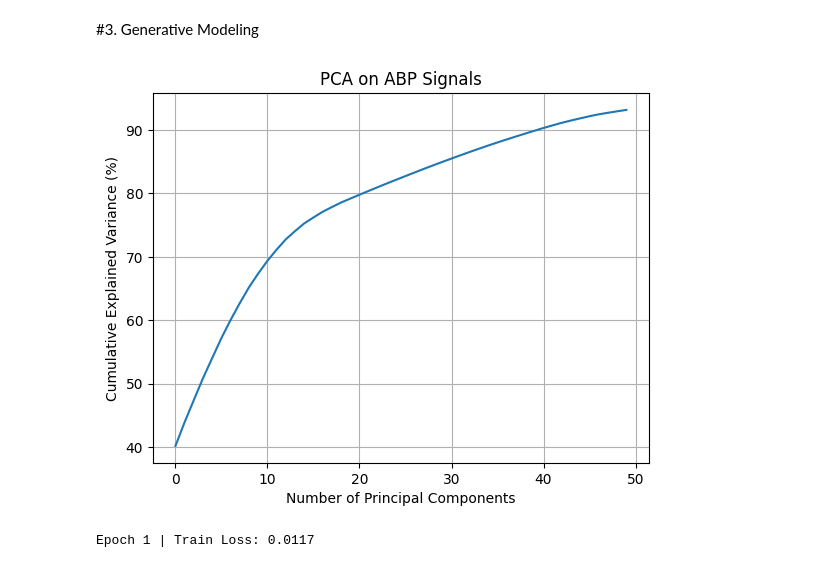
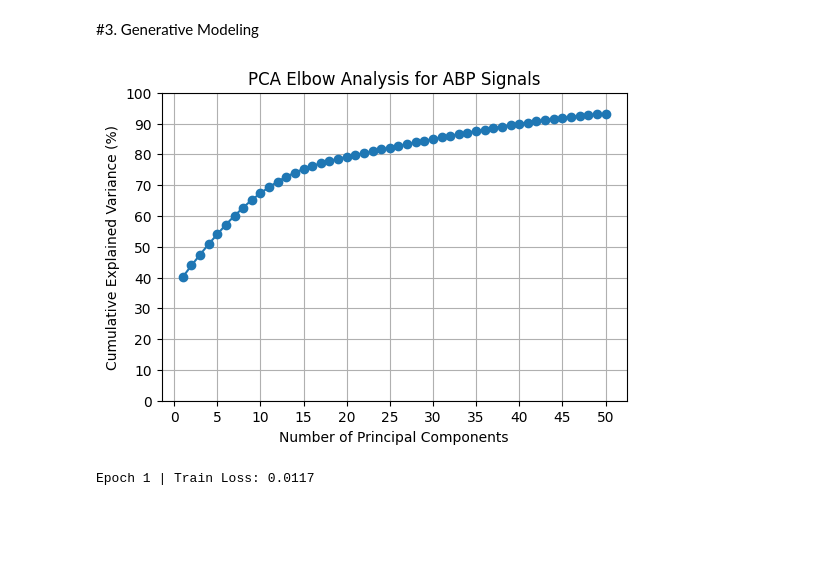
Before and after one commit to Shinyhunter95/math-data-science-course-Project4, a Jupyter notebook: Project4.ipynb, the cells around one changed output. Drawn from its saved outputs; the diff is of its cells as text; code cells hidden in the pictures; blank space fills up the shorter version.

```diff
--- a/Project4.ipynb
+++ b/Project4.ipynb
@@ -1020,39 +1020,43 @@ for i in tqdm(range(num_batches), desc="Fitting IncrementalPCA"):
     batch = ABP_train_norm[start:end, :]
 
     ipca.partial_fit(batch)
 
 ABP_train_pca = np.zeros((num_samples, n_components))
 for i in tqdm(range(num_batches), desc="Transforming Train ABP"):
     start = i * batch_size
     end = min((i+1) * batch_size, num_samples)
     batch = ABP_train_norm[start:end, :]
     ABP_train_pca[start:end, :] = ipca.transform(batch)
 
 num_test_samples = ABP_test_norm.shape[0]
 num_test_batches = int(np.ceil(num_test_samples / batch_size))
 ABP_test_pca = np.zeros((num_test_samples, n_components))
 
 for i in tqdm(range(num_test_batches), desc="Transforming Test ABP"):
     start = i * batch_size
     end = min((i+1) * batch_size, num_test_samples)
     batch = ABP_test_norm[start:end, :]
     ABP_test_pca[start:end, :] = ipca.transform(batch)
 
 explained_variance_ratio = ipca.explained_variance_ratio_
 
 # ============================================================
 # ELBOW PLOT
 # ============================================================
 
-plt.figure()
-plt.plot(np.cumsum(explained_variance_ratio)*100)
-plt.xlabel('Number of Principal Components')
-plt.ylabel('Cumulative Explained Variance (%)')
-plt.title('PCA on ABP Signals')
+cumulative_variance = np.cumsum(explained_variance_ratio) * 100  # convert to %
+
+plt.figure(figsize=(6, 4))
+plt.plot(range(1, n_components + 1), cumulative_variance, marker='o', linestyle='-')
+plt.xlabel("Number of Principal Components")
+plt.ylabel("Cumulative Explained Variance (%)")
+plt.title("PCA Elbow Analysis for ABP Signals")
+plt.xticks(range(0, n_components+1, 5))
+plt.yticks(range(0, 101, 10))
 plt.grid(True)
 plt.show()
 # %% [output]
-[figure, old version]
+[figure, new version]
 # %%
 # ============================================================
 # IMPORTS
```
Also changed, not shown: parts of 2 cells of this notebook.
